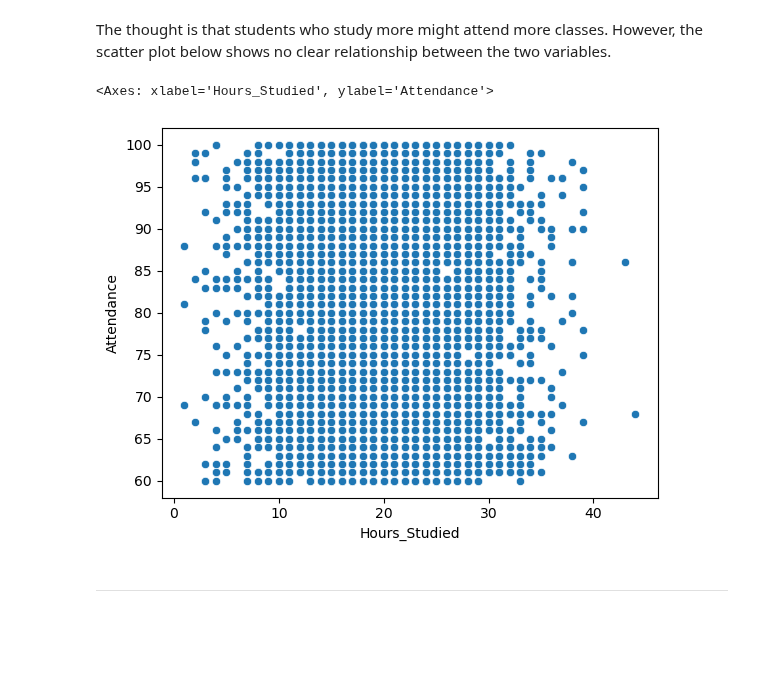
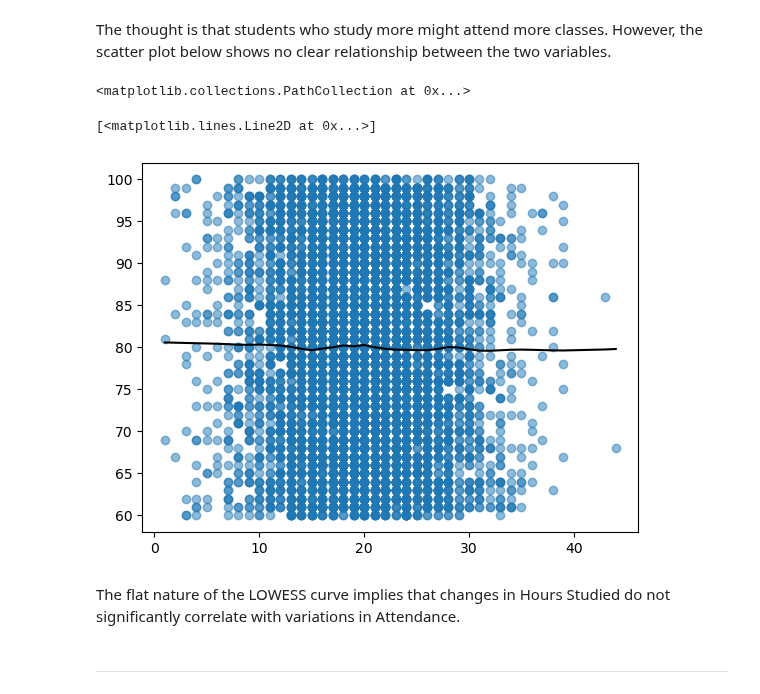
Before and after one commit to setarehsalkhi/OMIS-114-Project, a Jupyter notebook: CleanedData.ipynb, the cells around one changed output. Cells and saved outputs as stored; diff of their text form; code cells hidden in the pictures; blank space fills up the shorter version.

```diff
--- a/CleanedData.ipynb
+++ b/CleanedData.ipynb
@@ -449,11 +449,24 @@ sns.boxplot(x = "Peer_Influence", y = "Exam_Score", data=df2)
 <b> Relationship Between Study Hours and Attendance </b>
 # %% [markdown]
 The thought is that students who study more might attend more classes. However, the scatter plot below shows no clear relationship between the two variables.
-# %%
-sns.scatterplot(x = "Hours_Studied", y = "Attendance", data=df)
-# %% [output]
-<Axes: xlabel='Hours_Studied', ylabel='Attendance'>
-[figure, removed]
+# %%
+# Statsmodels is a Python module that provdes lowess function to calculate the LOESS (Locally Estimated Scatterplot Smoothing) curve.
+from statsmodels.nonparametric.smoothers_lowess import lowess
+
+# frac parameter is used to control the smoothness of the curve
+smoothed_curve = lowess(df2['Attendance'], df2['Hours_Studied'], frac=0.5)
+
+# alpha parameter is used to control the transparency of the points
+plt.scatter(df2['Hours_Studied'], df2['Attendance'], alpha = 0.5)
+
+# smoothed[:, 0] contains the x values and smoothed[:, 1] contains the y values
+plt.plot(smoothed[:, 0], smoothed[:, 1], color='black')
+# %% [output]
+<matplotlib.collections.PathCollection at 0x...>
+[<matplotlib.lines.Line2D at 0x...>]
+[figure, added]
+# %% [markdown]
+The flat nature of the LOWESS curve implies that changes in Hours Studied do not significantly correlate with variations in Attendance.
 # %% [markdown]
 ****
 # %% [markdown]
```
Also changed, not shown: parts of 4 cells of this notebook.
